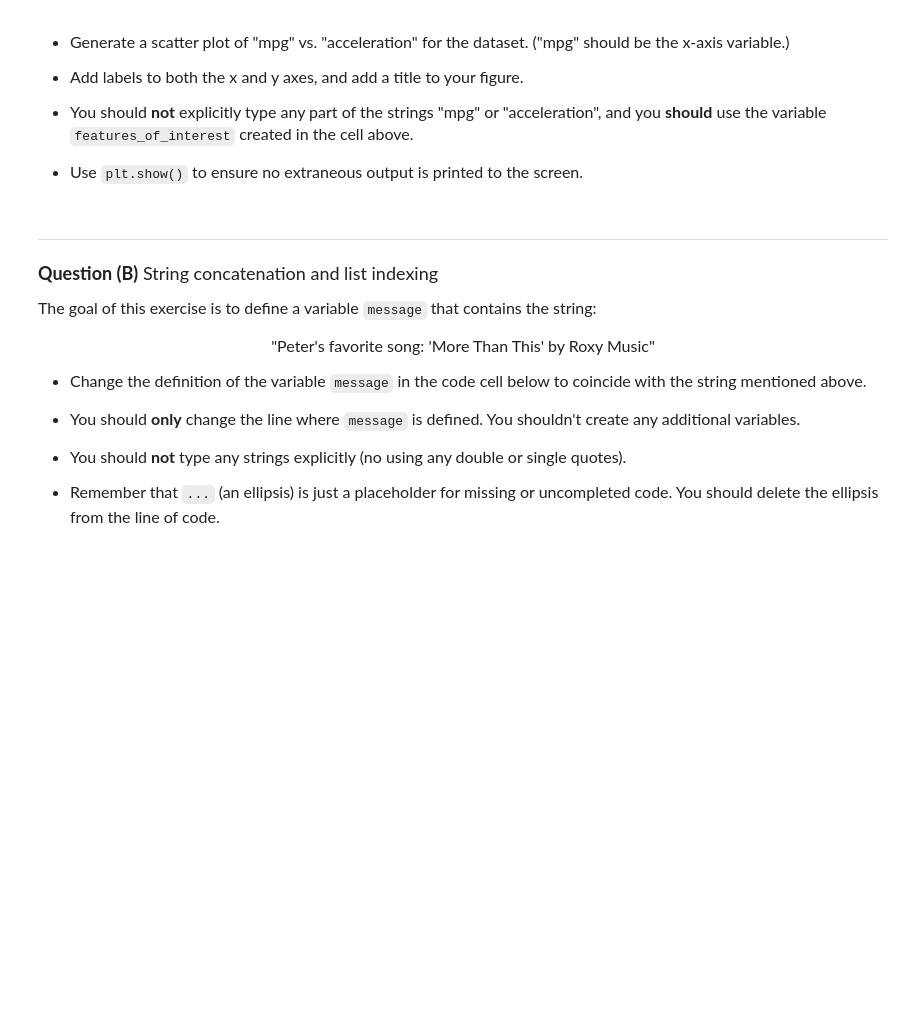
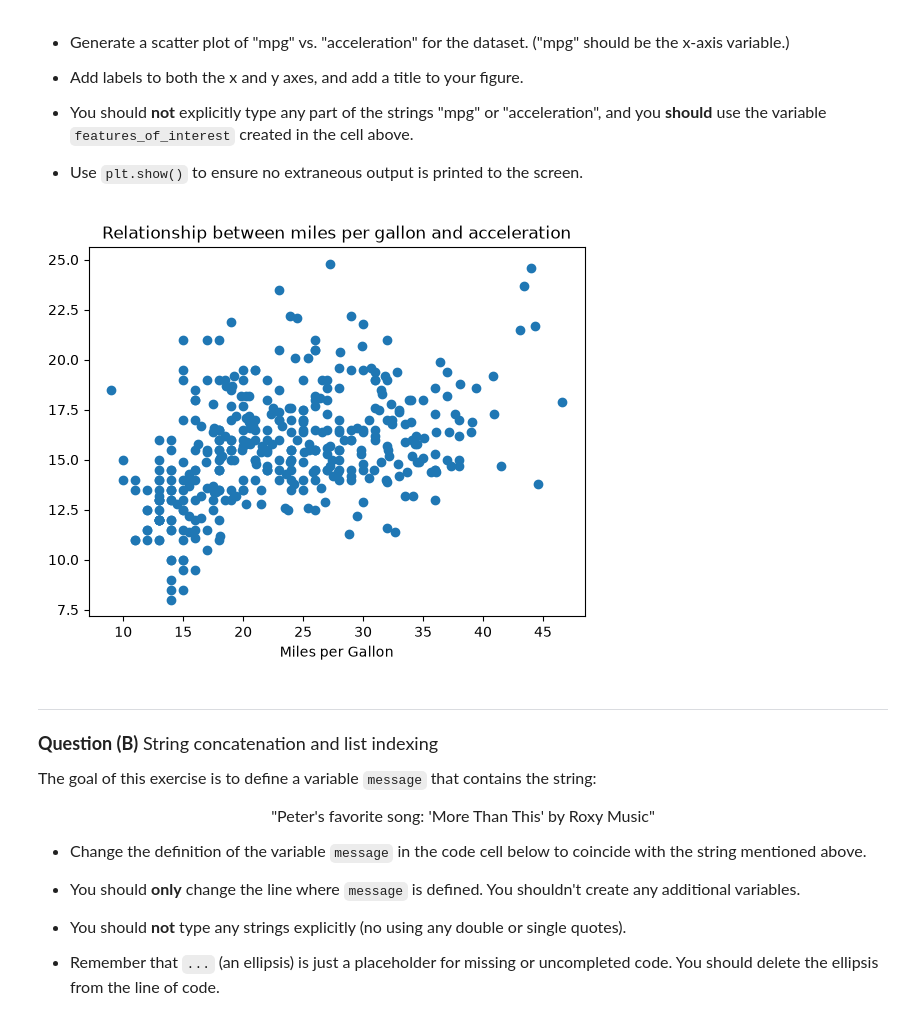
Before and after one commit to chloecchiang/datasci151fall2026, a Jupyter notebook: _quizzes/practice_quiz/practice_quiz.ipynb, the cells around one changed output. Cells and saved outputs as stored; diff of their text form; code cells hidden in the pictures; blank space fills up the shorter version.

```diff
--- a/_quizzes/practice_quiz/practice_quiz.ipynb
+++ b/_quizzes/practice_quiz/practice_quiz.ipynb
@@ -64,6 +77,14 @@ features_of_interest = ["acceleration", "cylinders", "horsepower", "mpg"]
 - Use `plt.show()` to ensure no extraneous output is printed to the screen.
 # %%
 # your code here
+import matplotlib.pyplot as plt
+
+plt.scatter(x = df[features_of_interest[3]], y = df[features_of_interest[0]])
+plt.xlabel("Miles per Gallon")
+plt.title("Relationship between miles per gallon and acceleration")
+plt.show()
+# %% [output]
+[figure, added]
 # %% [markdown]
 _______________________________
 <font size = "4">
```
Also changed, not shown: parts of 7 cells of this notebook, 1 other file.
